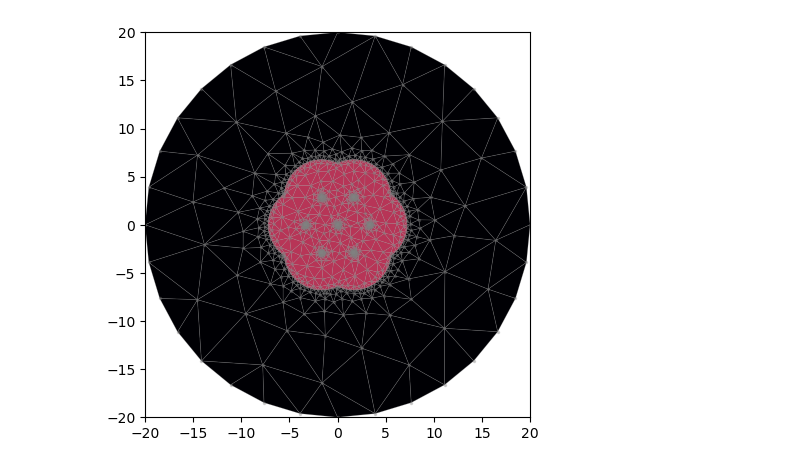
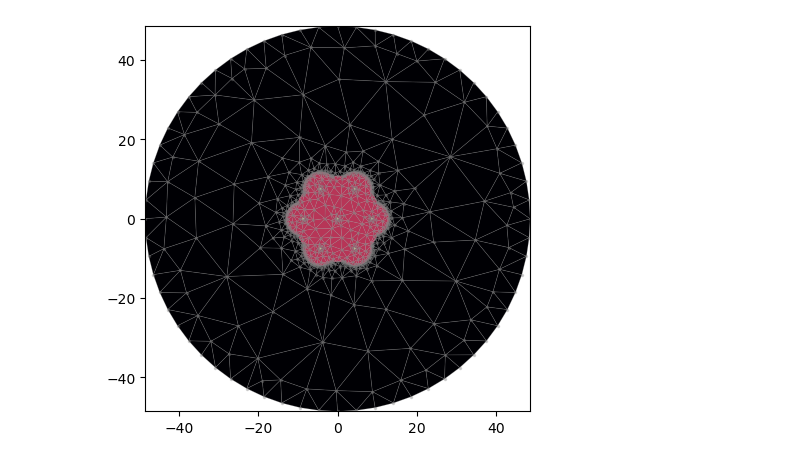
Before and after one commit to SAIL-Labs/wavesolve, a Jupyter notebook: lantern-demo.ipynb, the cells around one changed output. Cells and saved outputs as stored; diff of their text form; code cells hidden in the pictures.

```diff
--- a/lantern-demo.ipynb
+++ b/lantern-demo.ipynb
@@ -15,15 +18,15 @@ import numpy as np
 # %%
-target_radius=5
-Bnd_PL = FiberBundleLantern(r_jack=750, r_fiber_clad=125/2, r_core=10.2/2, n_rings=1,
+mm_core_radius=13
+Bnd_PL = FiberBundleLantern(r_jack=700, r_fiber_clad=125/2, r_core=10.2/2, n_rings=1,
                             n_core=1.4521, n_clad=1.44692, n_jack=1.44692-5.e-3,
-                            core_res=16, clad_res=64, jack_res=32,
-                            r_target_mmcore_size=target_radius,
-                            ring_clad_factors={0: 3, 1: 2.33, 2: 1})
+                            core_res=3, clad_res=64, jack_res=64,
+                            r_target_mmcore_size=mm_core_radius,
+                            ring_clad_factors={0: 2.5, 1: 1.0})
 
 m = Bnd_PL.make_mesh(order=1,adaptive=True)
 
 Bnd_PL.plot_mesh(m)
 # %% [output]
-[figure, old version]
+[figure, new version]
 # %%
 wl = 1.55
```
Also changed, not shown: parts of 7 cells of this notebook, 1 other file.
